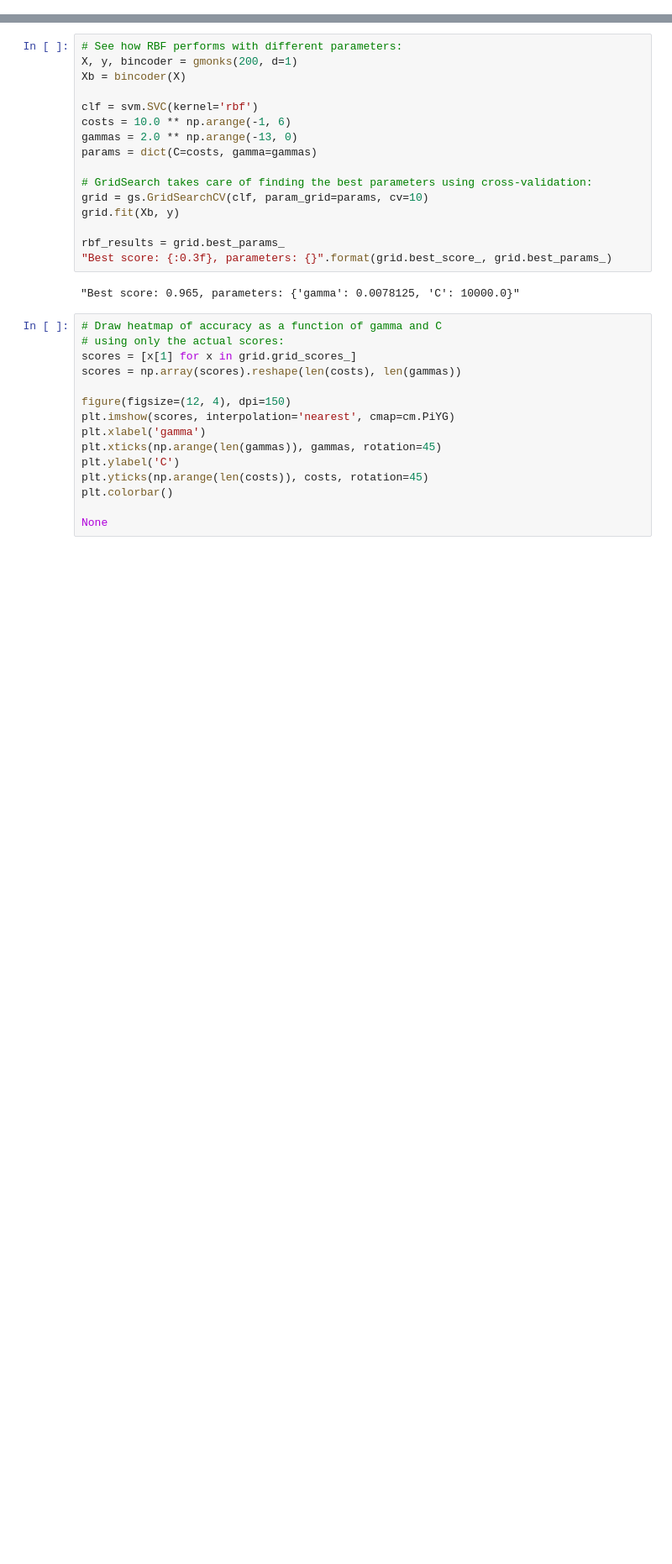
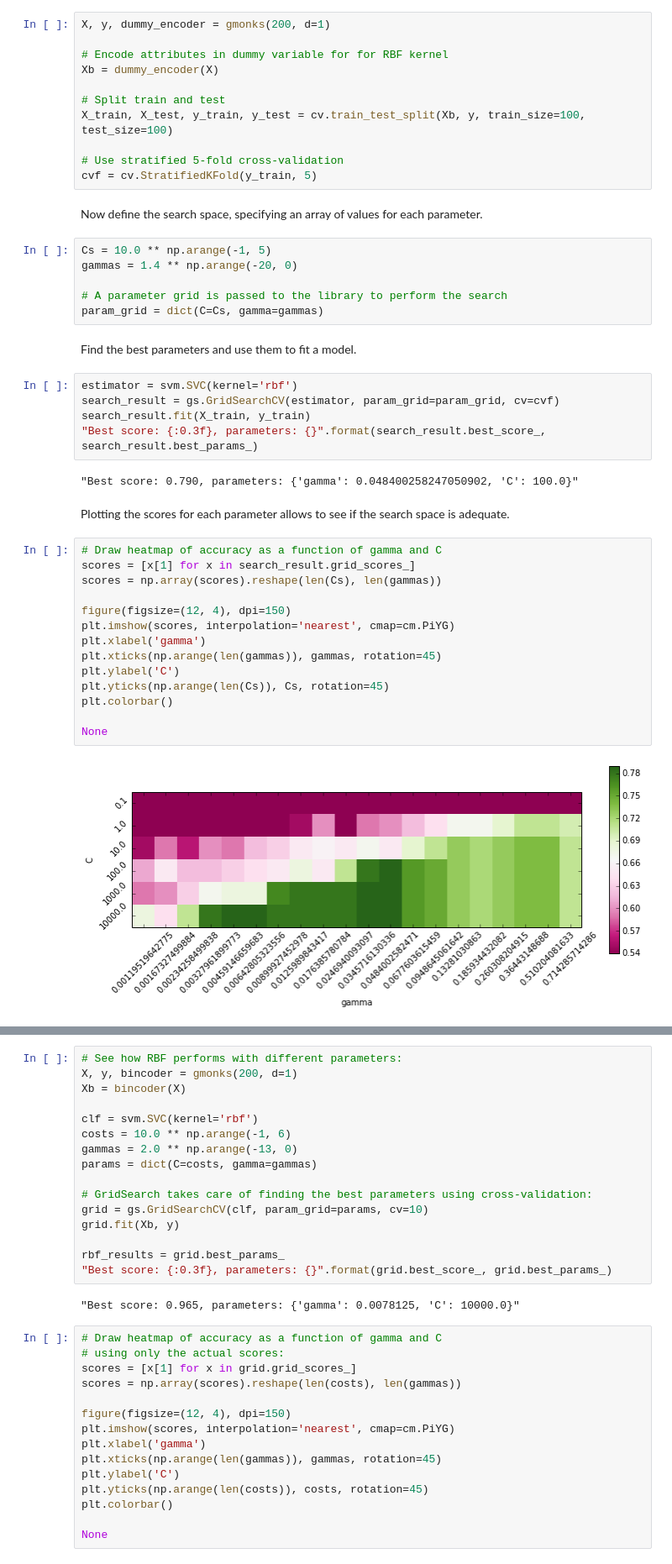
Before and after one commit to 4kxz/categorical-kernels, a Jupyter notebook: notebooks/GMonks.ipynb, the cells around one changed output, grey strips where cells are left out. Shown at 84% size. Drawn from its saved outputs; the diff is of its cells as text; blank space fills up the shorter version.

```diff
--- a/notebooks/GMonks.ipynb
+++ b/notebooks/GMonks.ipynb
@@ -10 +60,47 @@ from kcat.kernels.pgen import *
+# %%
+X, y, dummy_encoder = gmonks(200, d=1)
+
+# Encode attributes in dummy variable for for RBF kernel
+Xb = dummy_encoder(X)
+
+# Split train and test
+X_train, X_test, y_train, y_test = cv.train_test_split(Xb, y, train_size=100, test_size=100)
+
+# Use stratified 5-fold cross-validation
+cvf = cv.StratifiedKFold(y_train, 5)
+# %% [markdown]
+Now define the search space, specifying an array of values for each parameter.
+# %%
+Cs = 10.0 ** np.arange(-1, 5)
+gammas = 1.4 ** np.arange(-20, 0)
+
+# A parameter grid is passed to the library to perform the search
+param_grid = dict(C=Cs, gamma=gammas)
+# %% [markdown]
+Find the best parameters and use them to fit a model.
+# %%
+estimator = svm.SVC(kernel='rbf')
+search_result = gs.GridSearchCV(estimator, param_grid=param_grid, cv=cvf)
+search_result.fit(X_train, y_train)
+"Best score: {:0.3f}, parameters: {}".format(search_result.best_score_, search_result.best_params_)
+# %% [output]
+"Best score: 0.790, parameters: {'gamma': 0.048400258247050902, 'C': 100.0}"
+# %% [markdown]
+Plotting the scores for each parameter allows to see if the search space is adequate.
+# %%
+# Draw heatmap of accuracy as a function of gamma and C
+scores = [x[1] for x in search_result.grid_scores_]
+scores = np.array(scores).reshape(len(Cs), len(gammas))
+
+figure(figsize=(12, 4), dpi=150)
+plt.imshow(scores, interpolation='nearest', cmap=cm.PiYG)
+plt.xlabel('gamma')
+plt.xticks(np.arange(len(gammas)), gammas, rotation=45)
+plt.ylabel('C')
+plt.yticks(np.arange(len(Cs)), Cs, rotation=45)
+plt.colorbar()
+
+None
+# %% [output]
+[figure, added]
 # %% [markdown]
```
Also changed, not shown: parts of 11 cells of this notebook, 13 other files.
